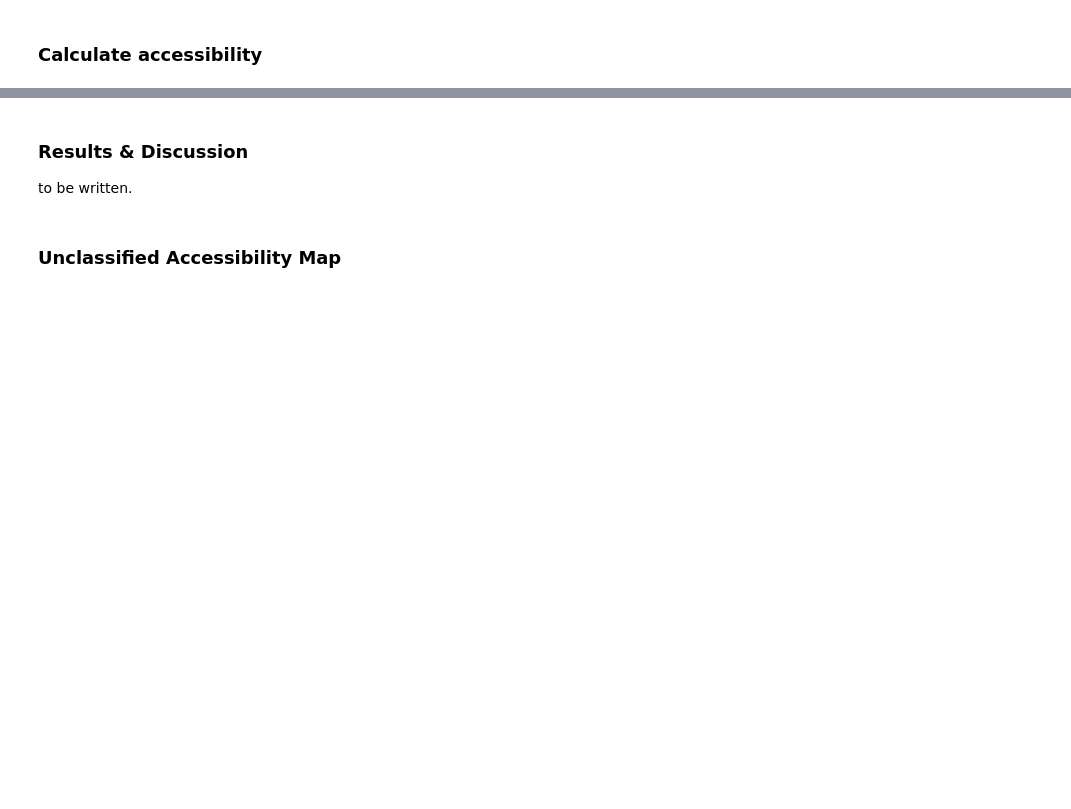
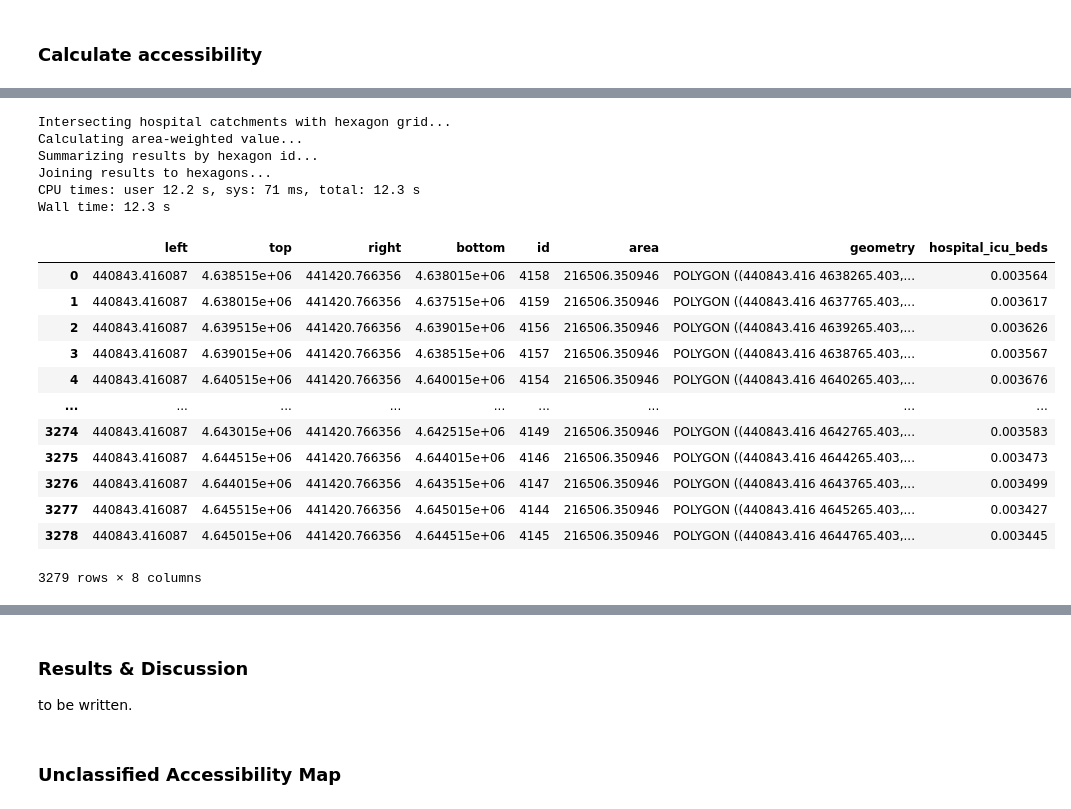
Before and after one commit to isaiahbennett2/RPr-Kang-2020, a Jupyter notebook: procedure/code/03-COVID-19Acc-Reanalysis.ipynb, the cells around one changed output, grey strips where cells are left out. Cells and saved outputs as stored; diff of their text form; code cells hidden in the pictures; blank space fills up the shorter version.

```diff
--- a/procedure/code/03-COVID-19Acc-Reanalysis.ipynb
+++ b/procedure/code/03-COVID-19Acc-Reanalysis.ipynb
@@ -846,0 +851,7 @@ print(len(catchments))
+# %%
+# add weight field to each catchment polygon
+for i in range(len(weights)):
+    catchments[i]['weight'] = weights[i]
+# combine the three sets of catchment polygons into one geodataframe
+geocatchments = pd.concat([catchments[0], catchments[1], catchments[2]])
+geocatchments
@@ -847,3 +872,71 @@ print(len(catchments))
+# %%
+%%time
+# set weighted to False for original 50% threshold method
+# switch to True for area-weighted overlay
+weighted = True
+
+# if the value to be calculated is already in the hegaxon grid, delete it
+# otherwise, the field name gets a suffix _1 in the overlay step
+if resource_dropdown.value in list(grid_file.columns.values):
+    grid_file = grid_file.drop(resource_dropdown.value, axis = 1)
+
+# calculate hexagon 'target' areas
+grid_file['area'] = grid_file.area
+
+# Intersection overlay of hospital catchments and hexagon grid
+print("Intersecting hospital catchments with hexagon grid...")
+fragments = gpd.overlay(grid_file, geocatchments, how='intersection')
+
+# Calculate percent coverage of the hexagon by the hospital catchment as
+# fragment area / target(hexagon) area
+fragments['percent'] = fragments.area / fragments['area']
+
+# if using weighted aggregation...
+if weighted:
+    print("Calculating area-weighted value...")
+    # multiply the service/population ratio by the distance weight and the percent coverage
+    fragments['value'] = fragments[resource_dropdown.value] * fragments['weight'] * fragments['percent']
+
+# if using the 50% coverage rule for unweighted aggregation...
+else:
+    print("Calculating value for hexagons with >=50% overlap...")
+    # filter for only the fragments with > 50% coverage by hospital catchment
+    fragments = fragments[fragments['percent']>=0.5]
+    # multiply the service/population ration by the distance weight
+    fragments['value'] = fragments[resource_dropdown.value] * fragments['weight']
+
+# select just the hexagon id and value from the fragments,
+# group the fragments by the (hexagon) id,
+# and sum the values
+print("Summarizing results by hexagon id...")
+sum_results = fragments[['id', 'value']].groupby(by = ['id']).sum()
+
+# join the results to the hexagon grid_file based on hexagon id
+print("Joining results to hexagons...")
+result_new = pd.merge(grid_file, sum_results, how="left", on = "id")
+
+# rename value column name to the resource name
+result_new.rename(columns = {'value' : resource_dropdown.value})
+# %% [output]
+Intersecting hospital catchments with hexagon grid...
+Calculating area-weighted value...
+Summarizing results by hexagon id...
+Joining results to hexagons...
+CPU times: user 12.2 s, sys: 71 ms, total: 12.3 s
+Wall time: 12.3 s
+|  | left | top | right | bottom | id | area | geometry | hospital_icu_beds |
+| 0 | 440843.416087 | 4.638515e+06 | 441420.766356 | 4.638015e+06 | 4158 | 216506.350946 | POLYGON ((440843.416 4638265.403,... | 0.003564 |
+| 1 | 440843.416087 | 4.638015e+06 | 441420.766356 | 4.637515e+06 | 4159 | 216506.350946 | POLYGON ((440843.416 4637765.403,... | 0.003617 |
+| 2 | 440843.416087 | 4.639515e+06 | 441420.766356 | 4.639015e+06 | 4156 | 216506.350946 | POLYGON ((440843.416 4639265.403,... | 0.003626 |
+| 3 | 440843.416087 | 4.639015e+06 | 441420.766356 | 4.638515e+06 | 4157 | 216506.350946 | POLYGON ((440843.416 4638765.403,... | 0.003567 |
+| 4 | 440843.416087 | 4.640515e+06 | 441420.766356 | 4.640015e+06 | 4154 | 216506.350946 | POLYGON ((440843.416 4640265.403,... | 0.003676 |
+| ... | ... | ... | ... | ... | ... | ... | ... | ... |
+| 3274 | 440843.416087 | 4.643015e+06 | 441420.766356 | 4.642515e+06 | 4149 | 216506.350946 | POLYGON ((440843.416 4642765.403,... | 0.003583 |
+| 3275 | 440843.416087 | 4.644515e+06 | 441420.766356 | 4.644015e+06 | 4146 | 216506.350946 | POLYGON ((440843.416 4644265.403,... | 0.003473 |
+| 3276 | 440843.416087 | 4.644015e+06 | 441420.766356 | 4.643515e+06 | 4147 | 216506.350946 | POLYGON ((440843.416 4643765.403,... | 0.003499 |
+| 3277 | 440843.416087 | 4.645515e+06 | 441420.766356 | 4.645015e+06 | 4144 | 216506.350946 | POLYGON ((440843.416 4645265.403,... | 0.003427 |
+| 3278 | 440843.416087 | 4.645015e+06 | 441420.766356 | 4.644515e+06 | 4145 | 216506.350946 | POLYGON ((440843.416 4644765.403,... | 0.003445 |
+3279 rows × 8 columns
 # %%
 print(result)
 # %% [output]
```
Also changed, not shown: parts of 23 cells of this notebook.
